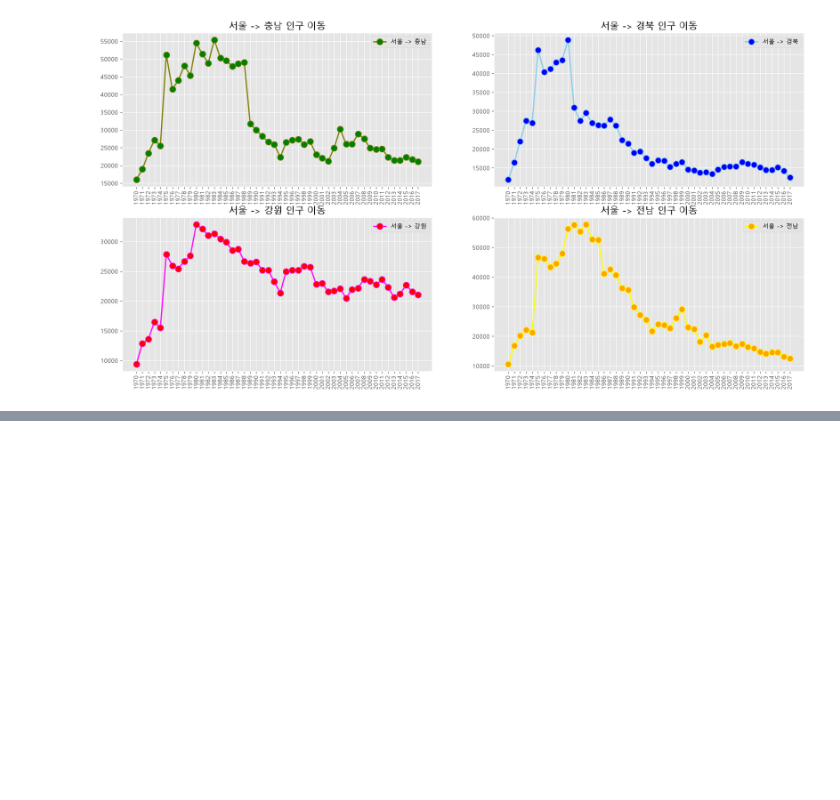
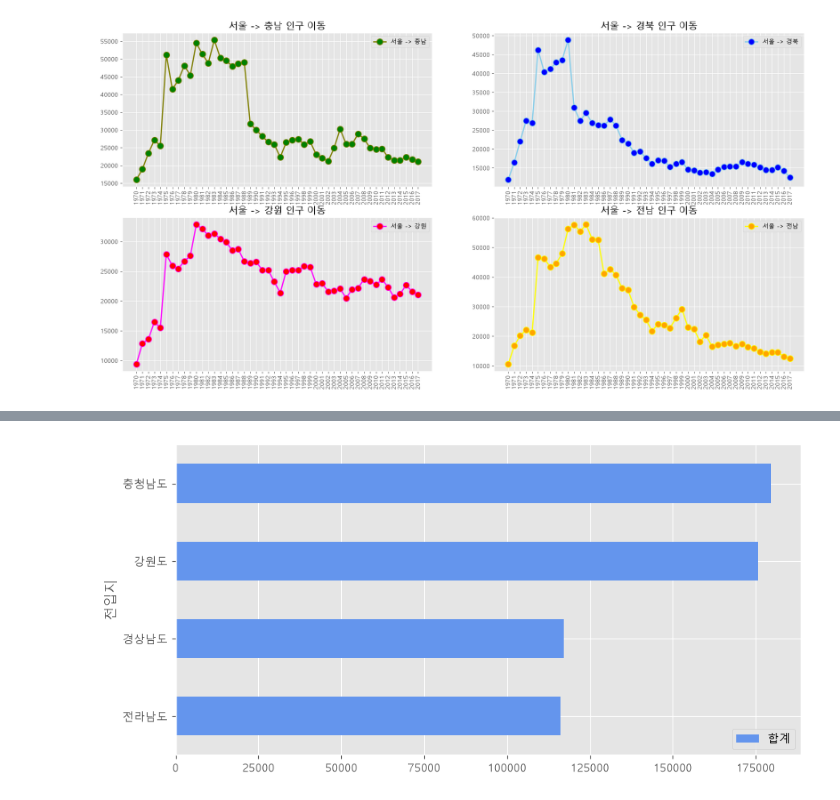
Before and after one commit to SEOWOOSANG/18_data_analytics, a Jupyter notebook: 01_matplotlib.ipynb, the cells around one changed output, grey strips where cells are left out. Saved outputs shown, nothing was run; the diff lists cells and outputs as text; code cells hidden in the pictures; blank space fills up the shorter version.

```diff
--- a/01_matplotlib.ipynb
+++ b/01_matplotlib.ipynb
@@ -527,0 +628,6 @@ plt.show()
+# %%
+col_years = list(map(str, range(2010, 2018)))
+df_4 = df_seoul.loc[["충청남도", "경상남도", "강원도", "전라남도"], col_years]
+
+df_4["합계"] = df_4.sum(axis=1)
+df_4
@@ -527,0 +641,13 @@ plt.show()
+# %%
+df_total = df_4[["합계"]].sort_values(by="합계")
+
+df_total.plot(
+    kind="barh",
+    color="cornflowerblue",
+    width=0.5,
+    figsize=(10, 5)
+)
+
+plt.show()
+# %% [output]
+[figure, added]
```
Also changed, not shown: parts of 7 cells of this notebook.
